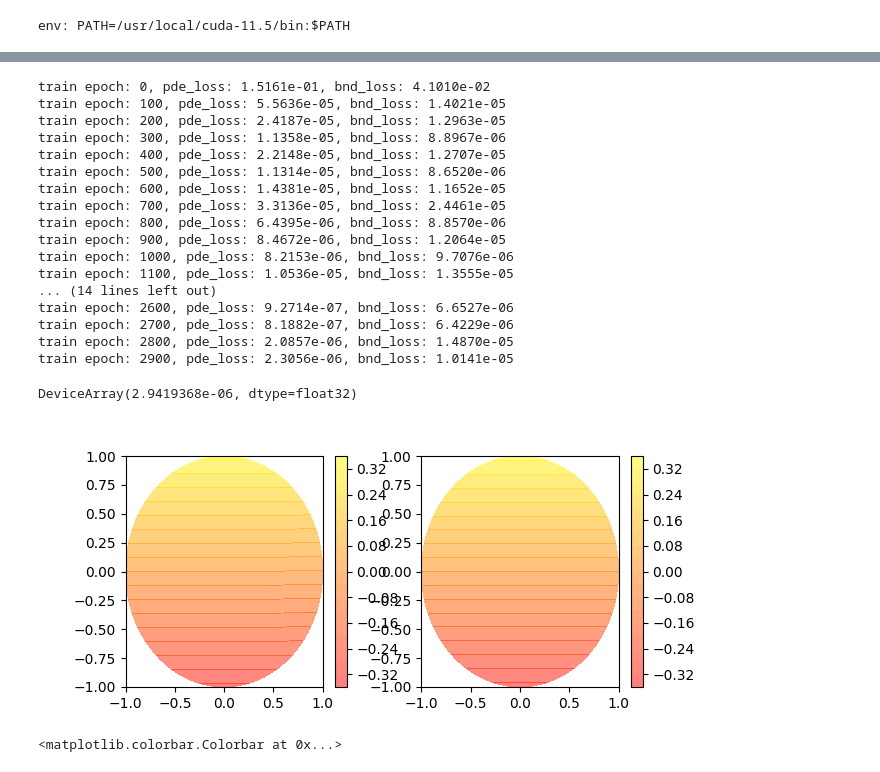
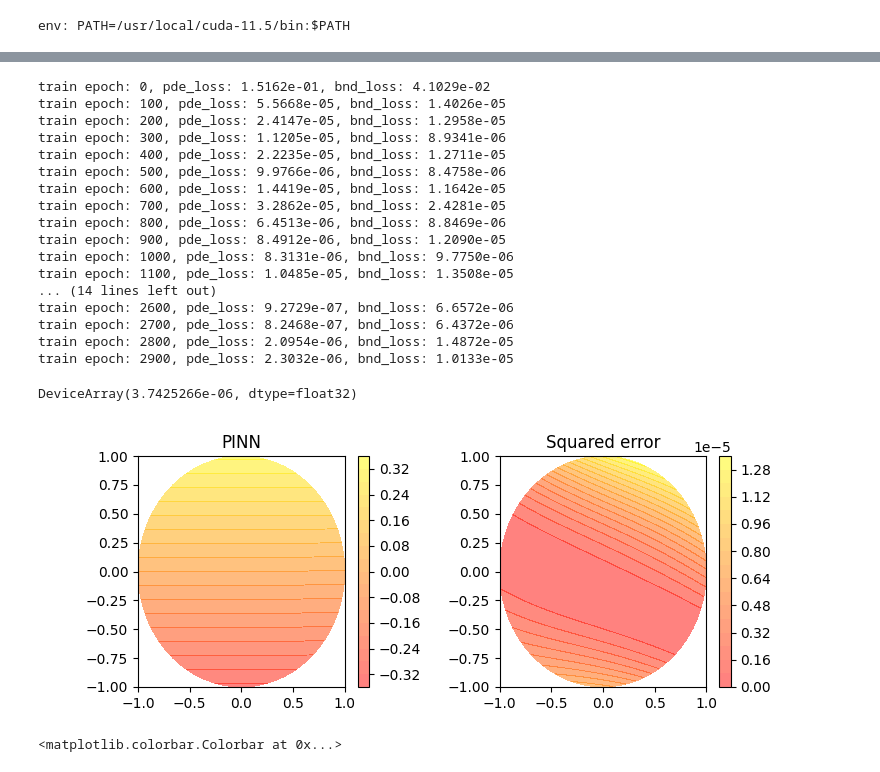
Before and after one commit to schaffer9/MagPI, a Jupyter notebook: stray_field.ipynb, the cells around one changed output, grey strips where cells are left out. Saved outputs shown, nothing was run; the diff lists cells and outputs as text; code cells hidden in the pictures.

```diff
--- a/stray_field.ipynb
+++ b/stray_field.ipynb
@@ -56,7 +58,7 @@ def mag(x):
 
 
 def loss1(params, x_dom, x_bnd):
-    _pde_loss = lambda x, _, p: (-laplace(phi1)(x, p) + div(mag)(x)) ** 2
+    _pde_loss = lambda x, _, p: (-laplace(phi1)(x, p) + divergence(mag)(x)) ** 2
     _bnd_loss = lambda _, x, p: (phi1.apply(p, x)) ** 2
 
     pde_loss = mean(vmap(_pde_loss, (0, None, None))(x_dom, x_bnd, params))
@@ -147,23 +149,23 @@ for epoch in range(0, 3000):
 
 params2 = {'params': state2.params}
 # %% [output]
-train epoch: 0, pde_loss: 1.5161e-01, bnd_loss: 4.1010e-02
-train epoch: 100, pde_loss: 5.5636e-05, bnd_loss: 1.4021e-05
-train epoch: 200, pde_loss: 2.4187e-05, bnd_loss: 1.2963e-05
-train epoch: 300, pde_loss: 1.1358e-05, bnd_loss: 8.8967e-06
-train epoch: 400, pde_loss: 2.2148e-05, bnd_loss: 1.2707e-05
-train epoch: 500, pde_loss: 1.1314e-05, bnd_loss: 8.6520e-06
-train epoch: 600, pde_loss: 1.4381e-05, bnd_loss: 1.1652e-05
-train epoch: 700, pde_loss: 3.3136e-05, bnd_loss: 2.4461e-05
-train epoch: 800, pde_loss: 6.4395e-06, bnd_loss: 8.8570e-06
-train epoch: 900, pde_loss: 8.4672e-06, bnd_loss: 1.2064e-05
-train epoch: 1000, pde_loss: 8.2153e-06, bnd_loss: 9.7076e-06
-train epoch: 1100, pde_loss: 1.0536e-05, bnd_loss: 1.3555e-05
+train epoch: 0, pde_loss: 1.5162e-01, bnd_loss: 4.1029e-02
+train epoch: 100, pde_loss: 5.5668e-05, bnd_loss: 1.4026e-05
+train epoch: 200, pde_loss: 2.4147e-05, bnd_loss: 1.2958e-05
+train epoch: 300, pde_loss: 1.1205e-05, bnd_loss: 8.9341e-06
+train epoch: 400, pde_loss: 2.2235e-05, bnd_loss: 1.2711e-05
+train epoch: 500, pde_loss: 9.9766e-06, bnd_loss: 8.4758e-06
+train epoch: 600, pde_loss: 1.4419e-05, bnd_loss: 1.1642e-05
+train epoch: 700, pde_loss: 3.2862e-05, bnd_loss: 2.4281e-05
+train epoch: 800, pde_loss: 6.4513e-06, bnd_loss: 8.8469e-06
+train epoch: 900, pde_loss: 8.4912e-06, bnd_loss: 1.2090e-05
+train epoch: 1000, pde_loss: 8.3131e-06, bnd_loss: 9.7750e-06
+train epoch: 1100, pde_loss: 1.0485e-05, bnd_loss: 1.3508e-05
 ... (14 lines left out)
-train epoch: 2600, pde_loss: 9.2714e-07, bnd_loss: 6.6527e-06
-train epoch: 2700, pde_loss: 8.1882e-07, bnd_loss: 6.4229e-06
-train epoch: 2800, pde_loss: 2.0857e-06, bnd_loss: 1.4870e-05
-train epoch: 2900, pde_loss: 2.3056e-06, bnd_loss: 1.0141e-05
+train epoch: 2600, pde_loss: 9.2729e-07, bnd_loss: 6.6572e-06
+train epoch: 2700, pde_loss: 8.2468e-07, bnd_loss: 6.4372e-06
+train epoch: 2800, pde_loss: 2.0954e-06, bnd_loss: 1.4872e-05
+train epoch: 2900, pde_loss: 2.3032e-06, bnd_loss: 1.0133e-05
 # %%
 
 def nn_solution(x):
@@ -175,31 +177,34 @@ y_sol2 = nn_solution(x_dom)
 y_analytic = x_dom[:, 2] / 3
 mean((y_analytic - y_sol2) ** 2)
 # %% [output]
-DeviceArray(2.9419368e-06, dtype=float32)
+DeviceArray(3.7425266e-06, dtype=float32)
 # %%
 import itertools
 import numpy as np
 
 def plot_sol(sol, ax):
     plt.sca(ax)
     N = 1000
     x = np.linspace(-1, 1, N)
     z = np.linspace(-1, 1, N)
     X = np.array([_x for _x in itertools.product(x, z)])
     _X = jnp.asarray(X)
     _X = jnp.insert(_X, array([1]), zeros((N * N, 1)), 1)
     phi = np.array(sol(_X))
     phi[np.linalg.norm(X, axis=-1) > 1.] = np.nan
 
     p = ax.contourf(x, z, phi.reshape(N, N).T, 20, cmap=plt.get_cmap("autumn"), alpha=0.5)
     plt.colorbar(p)
 
-fig = plt.figure(figsize=(7, 3))
+fig = plt.figure(figsize=(8, 3))
 ax1, ax2 = fig.subplots(1, 2)
+plt.subplots_adjust(wspace=0.4)
+ax1.set_title("PINN")
 plot_sol(lambda x: phi2.apply(params2, x), ax1)
-plot_sol(lambda x: x[..., 2] / 3, ax2)
+ax2.set_title("Squared error")
+plot_sol(lambda x: (x[..., 2] / 3 -  phi2.apply(params2, x)) ** 2, ax2)
 # %% [output]
-[figure, old version]
+[figure, new version]
 # %%
 fig = plt.figure()
 ax = fig.add_subplot(projection='3d')
```
Also changed, not shown: parts of 3 cells of this notebook, 18 other files.
